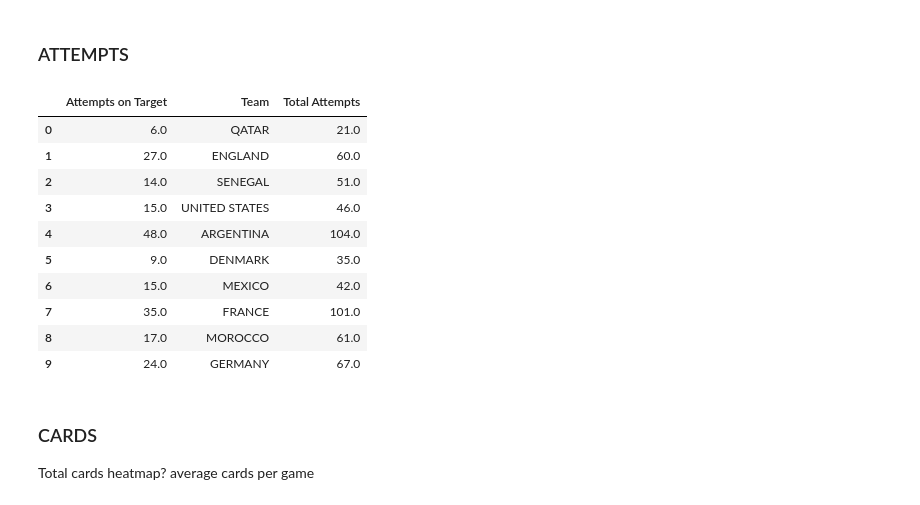
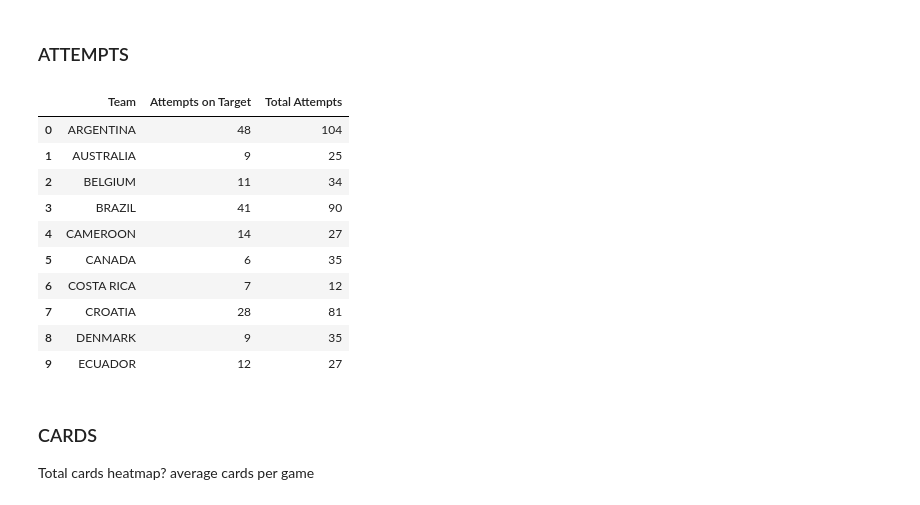
Before and after one commit to DamonLeon/WorldCupDataExploration, a Jupyter notebook: World Cup Analysis.ipynb, the cells around one changed output. Cells and saved outputs as stored; diff of their text form; code cells hidden in the pictures.

Commit message:
Fixing attempts table

```diff
--- a/World Cup Analysis.ipynb
+++ b/World Cup Analysis.ipynb
@@ -280,42 +280,37 @@ plt.show()
 [figure]
 # %% [markdown]
 ### ATTEMPTS
-# %%
-# Create a new DataFrame to store the attempts data
-attempts_df = pd.DataFrame()
-
-# Get the unique teams from both "team1" and "team2" columns
-teams = pd.concat([df['team1'], df['team2']]).unique()
-
-# Iterate over each team and calculate the attempts under each category
-for team in teams:
-
-
-    team_attempts1 = df[df['team1'] == team]
-    team_attempts2 = df[df['team2'] == team]
-
-    total_attempts = team_attempts1['total attempts team1'].sum() + team_attempts2['total attempts team2'].sum()
-    attempts_on_target = team_attempts1['on target attempts team1'].sum() + team_attempts2['on target attempts team2'].sum()
-
-
-    attempts_df = attempts_df.append({'Team': team, 'Total Attempts': total_attempts,
-                                      'Attempts on Target': attempts_on_target
-                                      }, ignore_index=True)
-
-
-attempts_df.head(10)
-# %% [output]
-|  | Attempts on Target | Team | Total Attempts |
-| 0 | 6.0 | QATAR | 21.0 |
-| 1 | 27.0 | ENGLAND | 60.0 |
-| 2 | 14.0 | SENEGAL | 51.0 |
-| 3 | 15.0 | UNITED STATES | 46.0 |
-| 4 | 48.0 | ARGENTINA | 104.0 |
-| 5 | 9.0 | DENMARK | 35.0 |
-| 6 | 15.0 | MEXICO | 42.0 |
-| 7 | 35.0 | FRANCE | 101.0 |
-| 8 | 17.0 | MOROCCO | 61.0 |
-| 9 | 24.0 | GERMANY | 67.0 |
+# %%
+
+attempts_on_target = df.groupby('team1')['on target attempts team1'].sum().reset_index()
+attempts_on_target.columns = ['Team', 'Attempts on Target']
+
+attempts_on_target['Attempts on Target'] += df.groupby('team2')['on target attempts team2'].sum().reset_index()['on target attempts team2']
+
+
+total_attempts = df.groupby('team1')['total attempts team1'].sum().reset_index()
+total_attempts.columns = ['Team', 'Total Attempts']
+
+total_attempts['Total Attempts'] += df.groupby('team2')['total attempts team2'].sum().reset_index()['total attempts team2']
+
+
+
+attempts_df = pd.merge(attempts_on_target, total_attempts, on='Team', how='left')
+
+
+attempts_df.head(10)
+# %% [output]
+|  | Team | Attempts on Target | Total Attempts |
+| 0 | ARGENTINA | 48 | 104 |
+| 1 | AUSTRALIA | 9 | 25 |
+| 2 | BELGIUM | 11 | 34 |
+| 3 | BRAZIL | 41 | 90 |
+| 4 | CAMEROON | 14 | 27 |
+| 5 | CANADA | 6 | 35 |
+| 6 | COSTA RICA | 7 | 12 |
+| 7 | CROATIA | 28 | 81 |
+| 8 | DENMARK | 9 | 35 |
+| 9 | ECUADOR | 12 | 27 |
 # %% [markdown]
 ### CARDS
 
```
Also changed, not shown: 1 other file.
